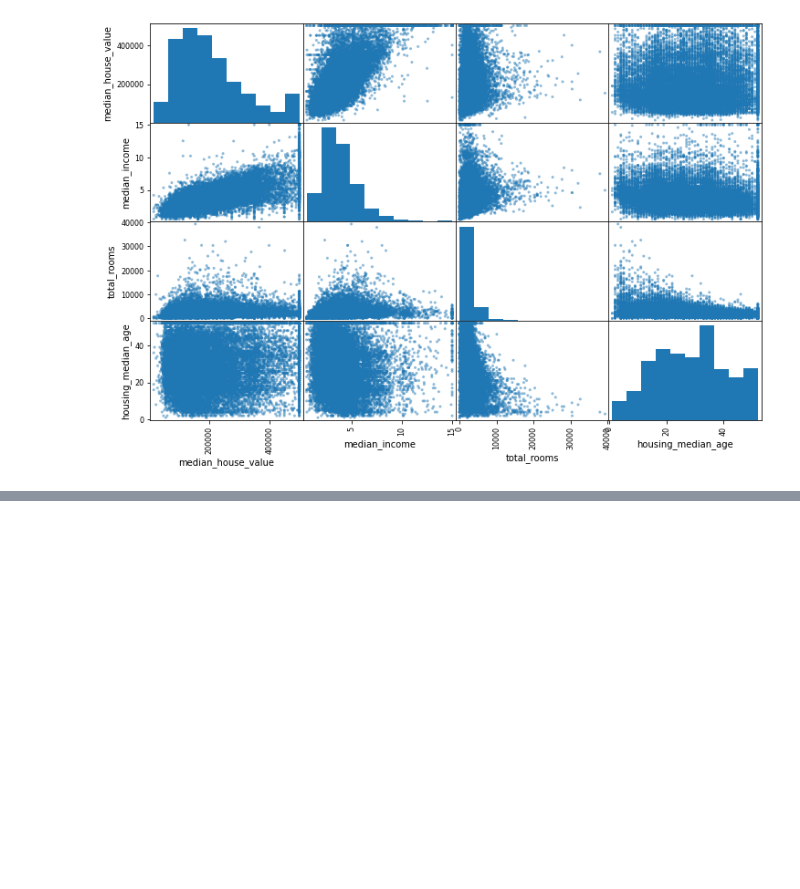
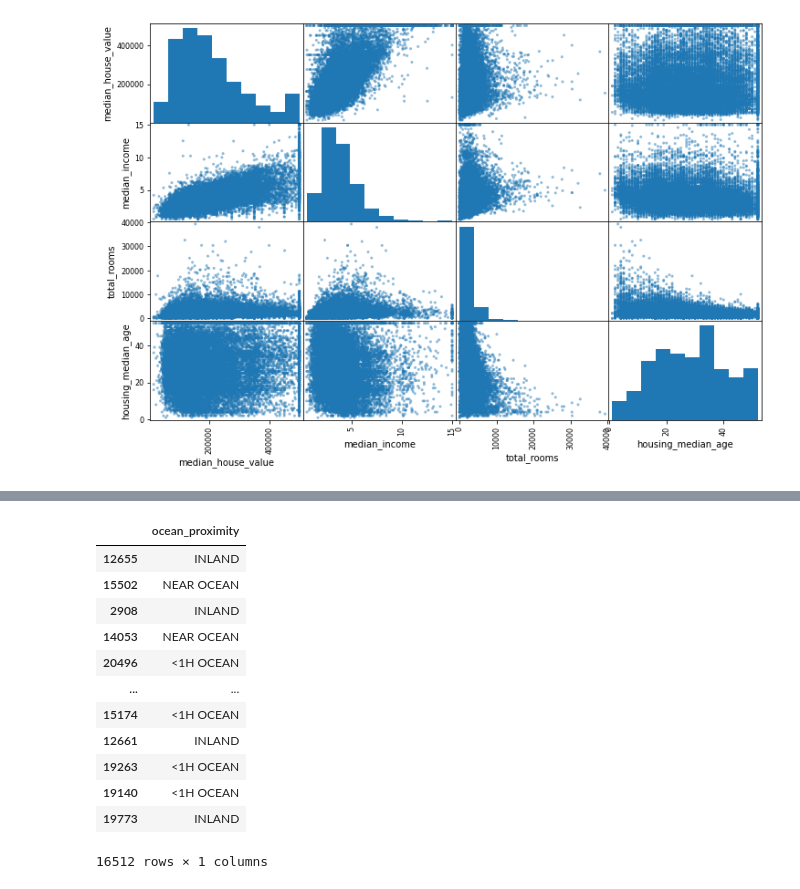
Before and after one commit to harshit5674/ML-Models, a Jupyter notebook: California_Housing/Untitled.ipynb, the cells around one changed output, grey strips where cells are left out. Saved outputs shown, nothing was run; the diff lists cells and outputs as text; code cells hidden in the pictures; blank space fills up the shorter version.

```diff
--- a/California_Housing/Untitled.ipynb
+++ b/California_Housing/Untitled.ipynb
@@ -176,3 +176,7 @@ scatter_matrix(dp[at], figsize=(12,8))
 plt.show()
 # %% [output]
 [figure]
+# %%
+#seperating the labels from other attributes
+dp=stra_train.drop("median_house_value",axis=1)
+dp_labels=stra_train["median_house_value"].copy()
@@ -178,0 +242,18 @@ plt.show()
+# %%
+dp_temp=dp[["ocean_proximity"]]
+# %%
+dp_temp
+# %% [output]
+|  | ocean_proximity |
+| 12655 | INLAND |
+| 15502 | NEAR OCEAN |
+| 2908 | INLAND |
+| 14053 | NEAR OCEAN |
+| 20496 | <1H OCEAN |
+| ... | ... |
+| 15174 | <1H OCEAN |
+| 12661 | INLAND |
+| 19263 | <1H OCEAN |
+| 19140 | <1H OCEAN |
+| 19773 | INLAND |
+16512 rows × 1 columns
```
Also changed, not shown: parts of 18 cells of this notebook.
